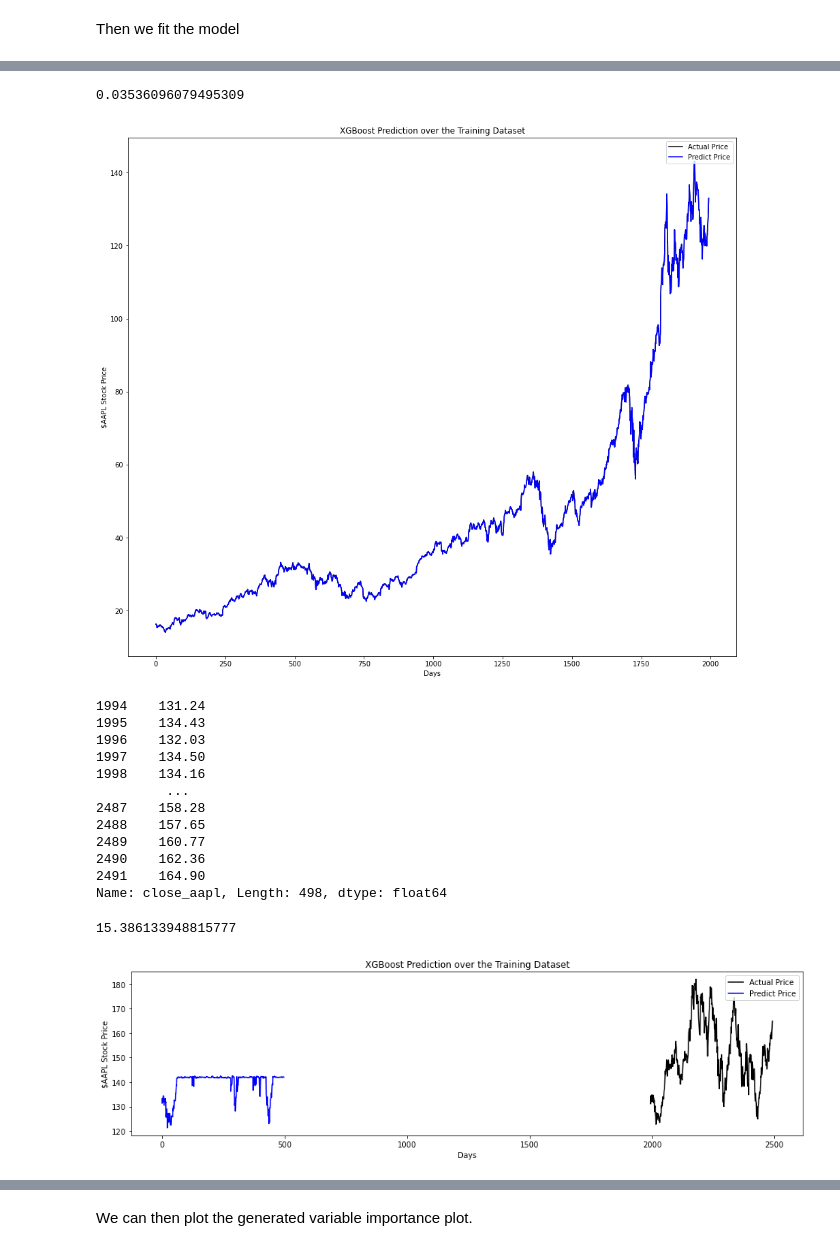
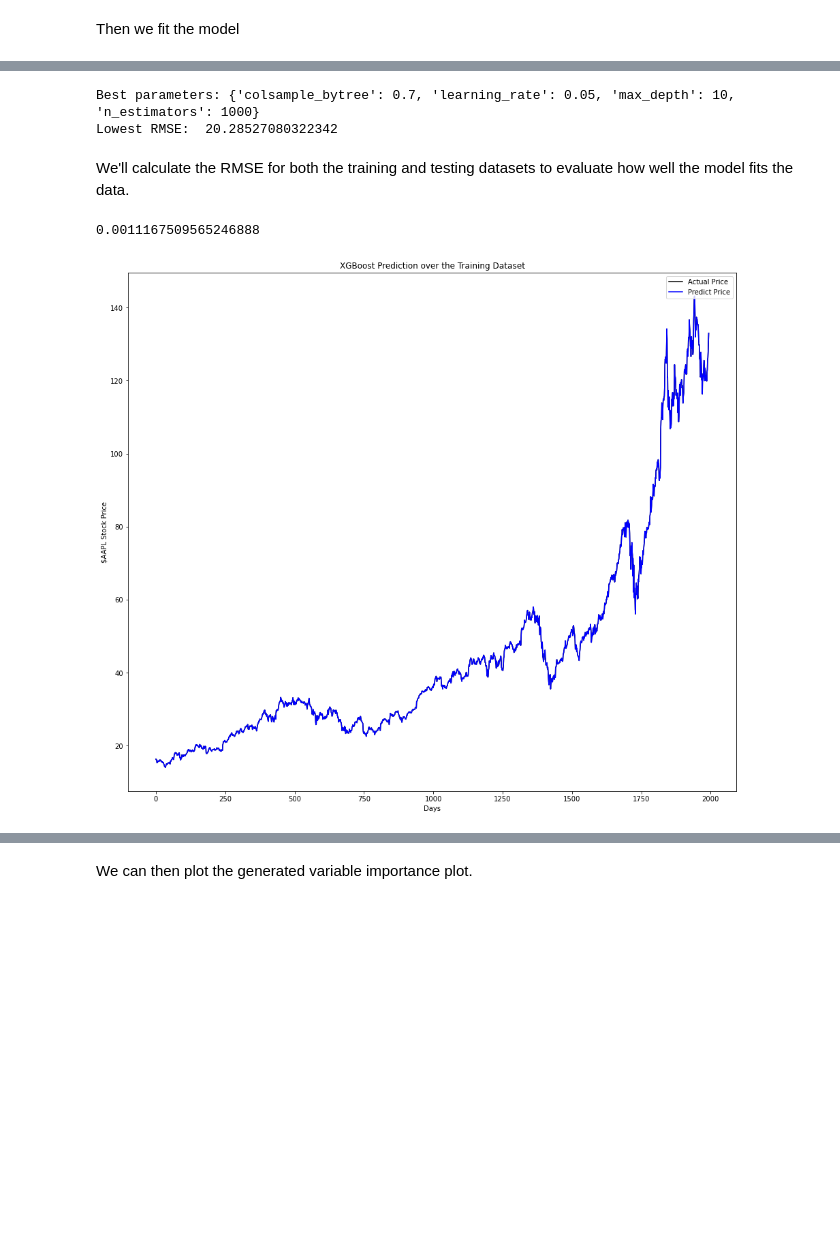
Before and after one commit to fmedrano2019/TraderJoes, a Jupyter notebook: XGBoost.ipynb, the cells around one changed output, grey strips where cells are left out. Drawn from its saved outputs; the diff is of its cells as text; code cells hidden in the pictures; blank space fills up the shorter version.

Commit message:
XGBoost tuning, didn't really lower RMSE

```diff
--- a/XGBoost.ipynb
+++ b/XGBoost.ipynb
@@ -138,49 +154,25 @@ We'll calculate the RMSE for both the training and testing datasets to evaluate
-# %%
-y_hat_train = model.predict(x_train)
-
-plt.figure(figsize=(16, 14))
-plt.plot(y_train, color = 'black', label = 'Actual Price')
-plt.plot(y_hat_train, color = 'blue', label = 'Predict Price')
-plt.title('XGBoost Prediction over the Training Dataset')
-plt.ylabel('$AAPL Stock Price')
-plt.xlabel('Days')
-plt.legend(loc = 'upper right')
-
-MSE = mean_squared_error(y_hat_train, y_train)
-RMSE = math.sqrt(MSE)
-RMSE
-# %% [output]
-0.03536096079495309
-[figure, removed]
-# %%
-y_test
-# %% [output]
-1994    131.24
-1995    134.43
-1996    132.03
-1997    134.50
-1998    134.16
-         ...
-2487    158.28
-2488    157.65
-2489    160.77
-2490    162.36
-2491    164.90
-Name: close_aapl, Length: 498, dtype: float64
-# %%
-y_hat_test = model.predict(x_test)
-
-plt.figure(figsize=(16, 4))
-plt.plot(y_test, color = 'black', label = 'Actual Price')
-plt.plot(y_hat_test, color = 'blue', label = 'Predict Price')
-plt.title('XGBoost Prediction over the Testing Dataset')
-plt.ylabel('$AAPL Stock Price')
-plt.xlabel('Days')
-plt.legend(loc = 'upper right')
-
-MSE = mean_squared_error(y_hat_test, y_test)
-RMSE = math.sqrt(MSE)
-RMSE
-# %% [output]
-15.386133948815777
-[figure, removed]
+# %%
+print("Best parameters:", clf.best_params_)
+print("Lowest RMSE: ", (-clf.best_score_)**(1/2.0))
+# %% [output]
+Best parameters: {'colsample_bytree': 0.7, 'learning_rate': 0.05, 'max_depth': 10, 'n_estimators': 1000}
+Lowest RMSE:  20.28527080322342
+# %% [markdown]
+We'll calculate the RMSE for both the training and testing datasets to evaluate how well the model fits the data.
+# %%
+y_hat_train = clf.predict(x_train)
+
+plt.figure(figsize=(16, 14))
+plt.plot(y_train, color = 'black', label = 'Actual Price')
+plt.plot(y_hat_train, color = 'blue', label = 'Predict Price')
+plt.title('XGBoost Prediction over the Training Dataset')
+plt.ylabel('$AAPL Stock Price')
+plt.xlabel('Days')
+plt.legend(loc = 'upper right')
+
+MSE = mean_squared_error(y_hat_train, y_train)
+RMSE = math.sqrt(MSE)
+RMSE
+# %% [output]
+0.0011167509565246888
+[figure, added]
```
Also changed, not shown: parts of 15 cells of this notebook.
